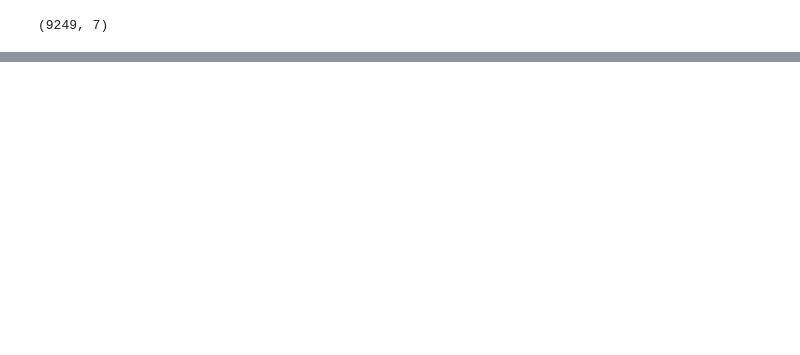
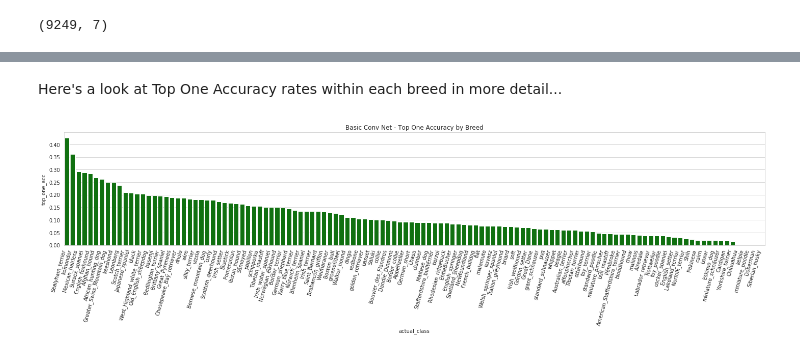
Before and after one commit to ZombieSocrates/ml-udacity-capstone, a Jupyter notebook: 2-CNN_From_Scratch.ipynb, the cells around one changed output, grey strips where cells are left out. Drawn from its saved outputs; the diff is of its cells as text; code cells hidden in the pictures; blank space fills up the shorter version.

Commit message:
Notebook for BasicConvNet training complete on Sagemaker

```diff
--- a/2-CNN_From_Scratch.ipynb
+++ b/2-CNN_From_Scratch.ipynb
@@ -500,0 +396,9 @@ test_df.top_five_acc.sum() / len(test_df)
+# %%
+breed_agg = {"top_one_acc":"sum",
+             "top_five_acc":"sum",
+             "actual_label": "count"
+            }
+acc_by_breed = test_df.groupby(by = "actual_class").agg(breed_agg)
+for col in ["top_one_acc", "top_five_acc"]:
+    acc_by_breed[col] = acc_by_breed[col] / acc_by_breed.actual_label
+acc_by_breed.rename(columns = {"actual_label":"num_instances"}, inplace = True)
@@ -500,0 +425,6 @@ test_df.top_five_acc.sum() / len(test_df)
+# %%
+sns.set_style("whitegrid")
+sns.lmplot(x = "num_instances", y = "top_one_acc",
+           data = acc_by_breed, ci = None, line_kws = {"color":"red"})
+ax = plt.gca()
+ax.set_title("Basic Conv Net - Breed-Level Top 1 Accuracy \nBy Number of Test Instances")
@@ -500,0 +436,6 @@ test_df.top_five_acc.sum() / len(test_df)
+# %%
+sns.set_style("whitegrid")
+sns.lmplot(x = "num_instances", y = "top_five_acc",
+           data = acc_by_breed, ci = None, line_kws = {"color":"red"})
+ax = plt.gca()
+ax.set_title("Basic Conv Net - Breed-Level Top 5 Accuracy \nBy Number of Test Instances")
@@ -500,0 +445,22 @@ test_df.top_five_acc.sum() / len(test_df)
+# %% [markdown]
+Here's a look at Top One Accuracy rates within each breed in more detail...
+# %%
+fig, ax = plt.subplots(figsize = (20,6))
+sns.set_style("whitegrid")
+order = acc_by_breed["top_one_acc"].sort_values(ascending = False).index.tolist()
+acc_plot = sns.barplot(x = "actual_class",
+            y = "top_one_acc",
+            order = order,
+            color = "green",
+            ci = None,
+            ax = ax,
+            n_boot = None,
+            data = test_df)
+acc_plot.set_xticklabels(acc_plot.get_xticklabels(),
+                         rotation = 75,
+                         ha= 'right'
+                        )
+plt.title("Basic Conv Net - Top One Accuracy by Breed")
+plt.tight_layout()
+# %% [output]
+[figure, added]
```
Also changed, not shown: parts of 105 cells of this notebook.
